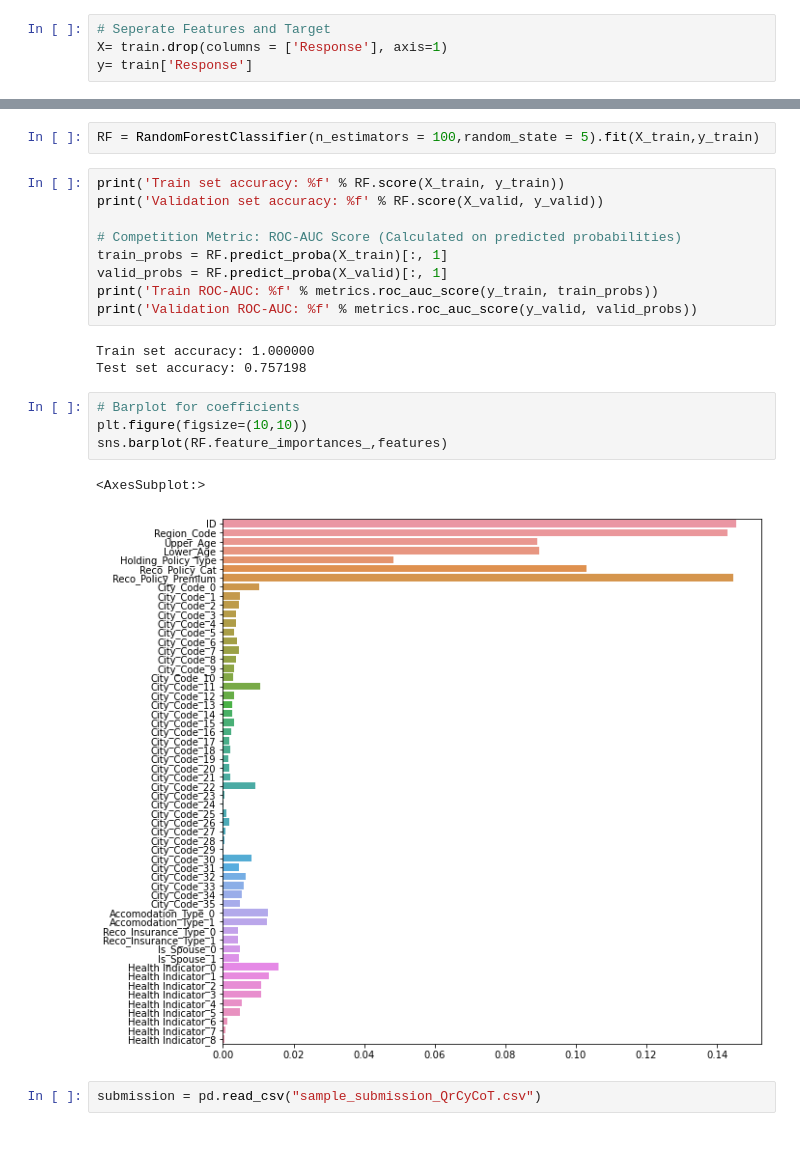
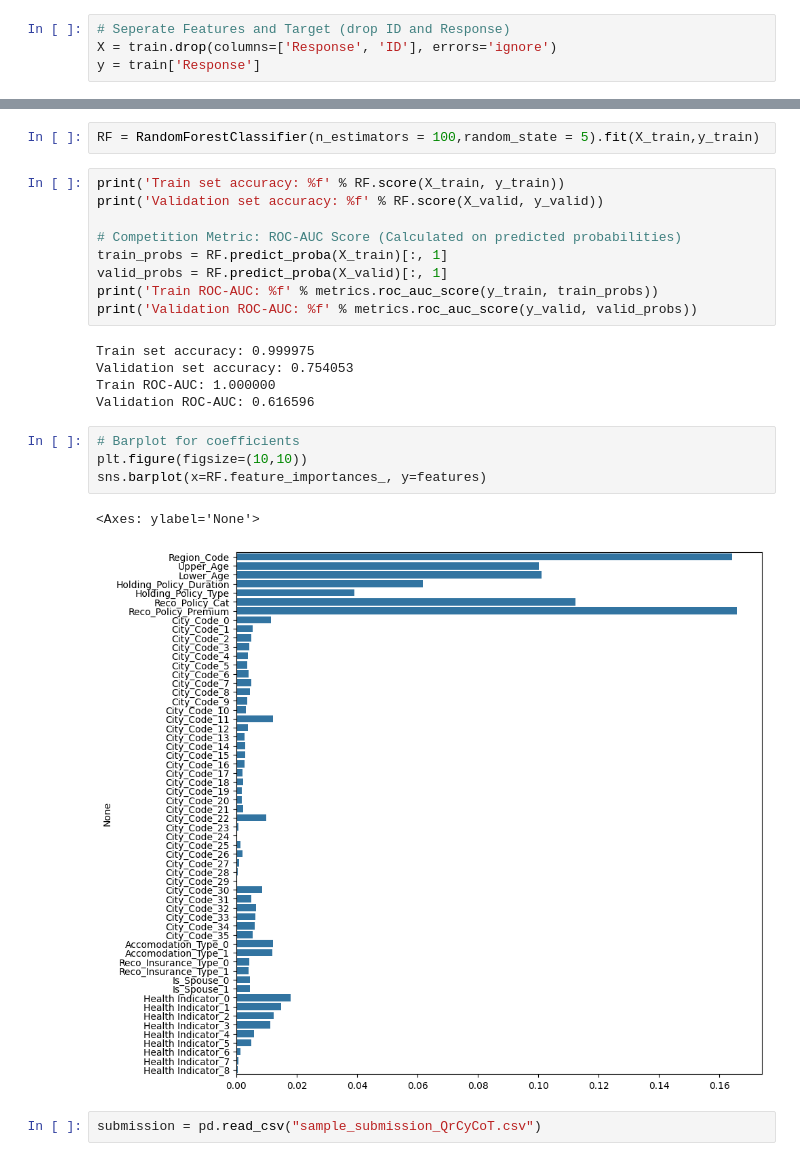
Before and after one commit to AshutoshTamrakar1/Health-Insurance-Lead-Prediction, a Jupyter notebook: Job-A-Thon.ipynb, the cells around one changed output, grey strips where cells are left out. Cells and saved outputs as stored; diff of their text form.

```diff
--- a/Job-A-Thon.ipynb
+++ b/Job-A-Thon.ipynb
@@ -328,9 +344,9 @@ from sklearn.ensemble import RandomForestClassifier
 train = train.select_dtypes(exclude='object')
 test = test.select_dtypes(exclude='object')
 # %%
-# Seperate Features and Target
-X= train.drop(columns = ['Response'], axis=1)
-y= train['Response']
+# Seperate Features and Target (drop ID and Response)
+X = train.drop(columns=['Response', 'ID'], errors='ignore')
+y = train['Response']
 # %%
 # 20% data as validation set
 X_train,X_valid,y_train,y_valid = train_test_split(X,y,test_size=0.2,random_state=22)
@@ -349,15 +365,17 @@ valid_probs = RF.predict_proba(X_valid)[:, 1]
 print('Train ROC-AUC: %f' % metrics.roc_auc_score(y_train, train_probs))
 print('Validation ROC-AUC: %f' % metrics.roc_auc_score(y_valid, valid_probs))
 # %% [output]
-Train set accuracy: 1.000000
-Test set accuracy: 0.757198
+Train set accuracy: 0.999975
+Validation set accuracy: 0.754053
+Train ROC-AUC: 1.000000
+Validation ROC-AUC: 0.616596
 # %%
 # Barplot for coefficients
 plt.figure(figsize=(10,10))
-sns.barplot(RF.feature_importances_,features)
+sns.barplot(x=RF.feature_importances_, y=features)
 # %% [output]
-<AxesSubplot:>
+<Axes: ylabel='None'>
-[figure, old version]
+[figure, new version]
 # %%
 submission = pd.read_csv("sample_submission_QrCyCoT.csv")
 # %%
```
Also changed, not shown: parts of 12 cells of this notebook.
